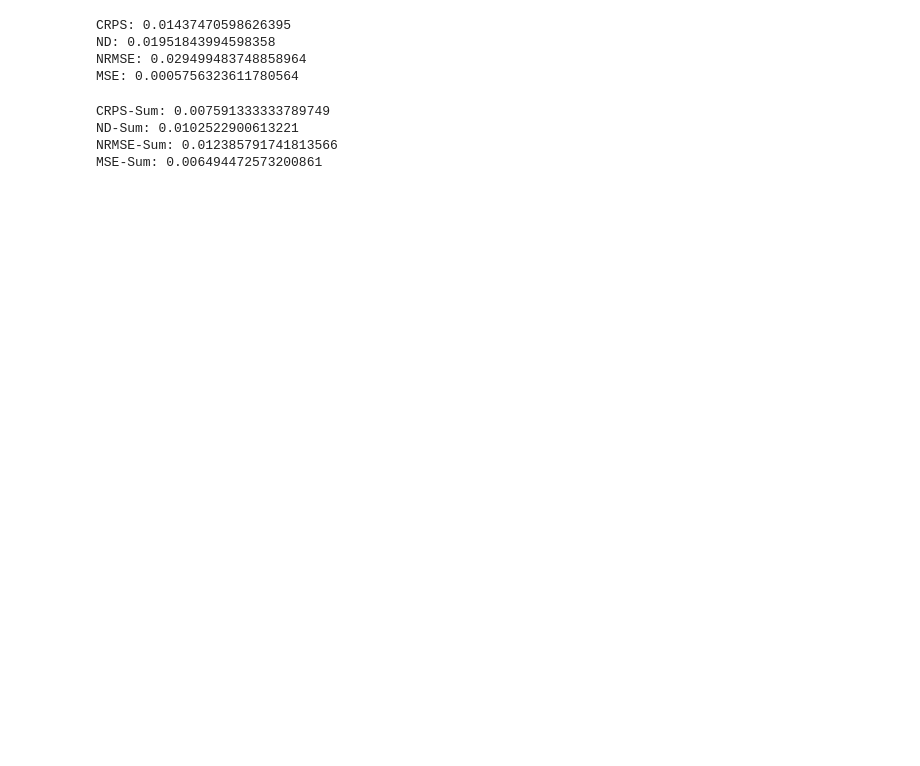
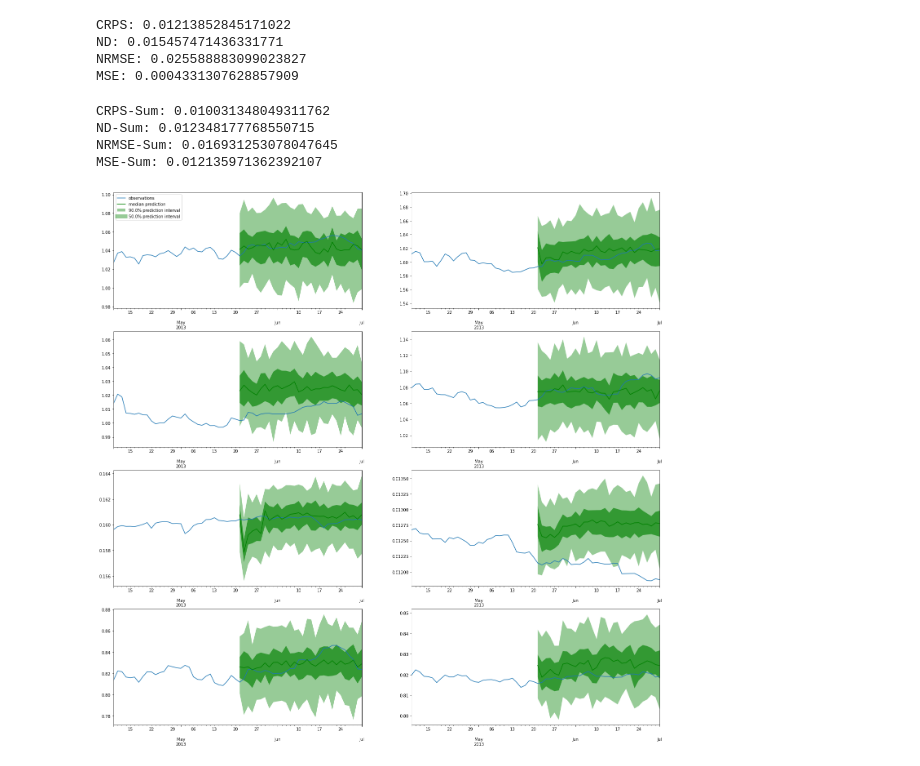
Before and after one commit to zalandoresearch/pytorch-ts, a Jupyter notebook: pts/model/dnri/dnri.ipynb, the cells around one changed output. Cells and saved outputs as stored; diff of their text form; code cells hidden in the pictures; blank space fills up the shorter version.

```diff
--- a/pts/model/dnri/dnri.ipynb
+++ b/pts/model/dnri/dnri.ipynb
@@ -17,5 +16,5 @@ WARNING:root:Pytorch pre-release version 1.12.0a0+git31d03c2 - assuming intent t
 # %%
-dataset = get_dataset("exchange_rate_nips", regenerate=False)
+dataset = get_dataset("solar_nips", regenerate=False)
 # %%
 dataset.metadata
 # %% [output]
@@ -31,17 +32,21 @@ dataset_test = test_grouper(dataset.test)
 # %%
 estimator = DNRIEstimator(
     freq=dataset.metadata.freq,
-    context_length=dataset.metadata.prediction_length,
+    context_length=2*dataset.metadata.prediction_length,
     prediction_length=dataset.metadata.prediction_length,
+
     target_dim=int(dataset.metadata.feat_static_cat[0].cardinality),
     distr_output=StudentTOutput(int(dataset.metadata.feat_static_cat[0].cardinality)),
+
+    # DNRI hyper-params
     mlp_hidden_size=16,
     decoder_hidden=16,
     rnn_hidden_size=16,
 
+    # training hyperparams
     batch_size=64,
     num_batches_per_epoch=100,
-    trainer_kwargs=dict(max_epochs=1,  accelerator='gpu', gpus=1),
+    trainer_kwargs=dict(max_epochs=5,  accelerator='gpu', gpus=1),
 )
 # %%
 predictor = estimator.train(
@@ -78,22 +101,22 @@ evaluator = MultivariateEvaluator(quantiles=(np.arange(20)/20.0)[1:],
 # %%
 agg_metric, _ = evaluator(tss, forecasts, num_series=len(dataset_test))
-# %%
-print("CRPS: {}".format(agg_metric['mean_wQuantileLoss']))
-print("ND: {}".format(agg_metric['ND']))
-print("NRMSE: {}".format(agg_metric['NRMSE']))
-print("MSE: {}".format(agg_metric['MSE']))
-# %% [output]
-CRPS: 0.01437470598626395
-ND: 0.01951843994598358
-NRMSE: 0.029499483748858964
-MSE: 0.0005756323611780564
-# %%
-print("CRPS-Sum: {}".format(agg_metric['m_sum_mean_wQuantileLoss']))
-print("ND-Sum: {}".format(agg_metric['m_sum_ND']))
-print("NRMSE-Sum: {}".format(agg_metric['m_sum_NRMSE']))
-print("MSE-Sum: {}".format(agg_metric['m_sum_MSE']))
-# %% [output]
-CRPS-Sum: 0.007591333333789749
-ND-Sum: 0.0102522900613221
-NRMSE-Sum: 0.012385791741813566
-MSE-Sum: 0.006494472573200861
+# %%
+print("CRPS: {}".format(agg_metric['mean_wQuantileLoss']))
+print("ND: {}".format(agg_metric['ND']))
+print("NRMSE: {}".format(agg_metric['NRMSE']))
+print("MSE: {}".format(agg_metric['MSE']))
+# %% [output]
+CRPS: 0.01213852845171022
+ND: 0.015457471436331771
+NRMSE: 0.025588883099023827
+MSE: 0.0004331307628857909
+# %%
+print("CRPS-Sum: {}".format(agg_metric['m_sum_mean_wQuantileLoss']))
+print("ND-Sum: {}".format(agg_metric['m_sum_ND']))
+print("NRMSE-Sum: {}".format(agg_metric['m_sum_NRMSE']))
+print("MSE-Sum: {}".format(agg_metric['m_sum_MSE']))
+# %% [output]
+CRPS-Sum: 0.010031348049311762
+ND-Sum: 0.012348177768550715
+NRMSE-Sum: 0.016931253078047645
+MSE-Sum: 0.012135971362392107
@@ -99,0 +179,8 @@ MSE-Sum: 0.006494472573200861
+# %%
+plot(
+    target=tss[1],
+    forecast=forecasts[1],
+    prediction_length=dataset.metadata.prediction_length,
+)
+# %% [output]
+[figure, added]
```
Also changed, not shown: parts of 9 cells of this notebook.
